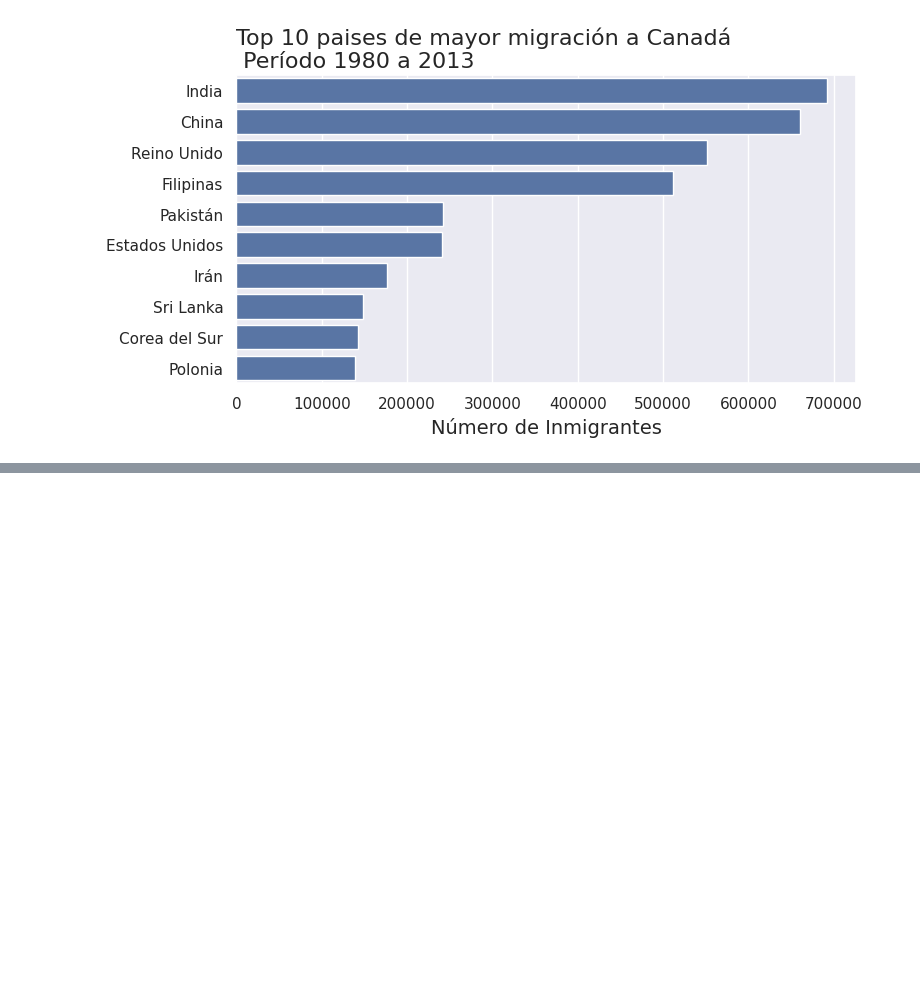
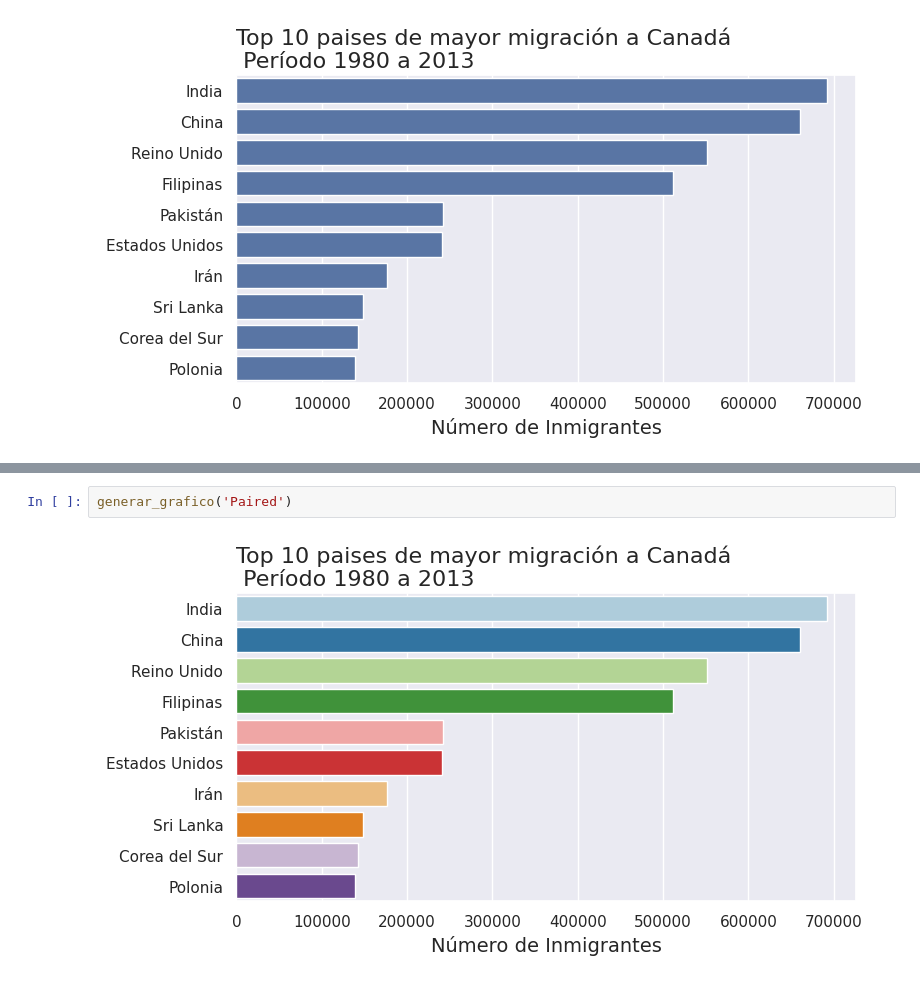
Before and after one commit to JorgeAccardi/cienciadedatos, a Jupyter notebook: Desafío_comparando_tendencias_migratorias.ipynb, the cells around one changed output, grey strips where cells are left out. Drawn from its saved outputs; the diff is of its cells as text; blank space fills up the shorter version.

```diff
--- a/Desafío_comparando_tendencias_migratorias.ipynb
+++ b/Desafío_comparando_tendencias_migratorias.ipynb
@@ -488,0 +519,4 @@ plt.show()
+# %%
+generar_grafico('Paired')
+# %% [output]
+[figure, added]
```
Also changed, not shown: parts of 5 cells of this notebook.
